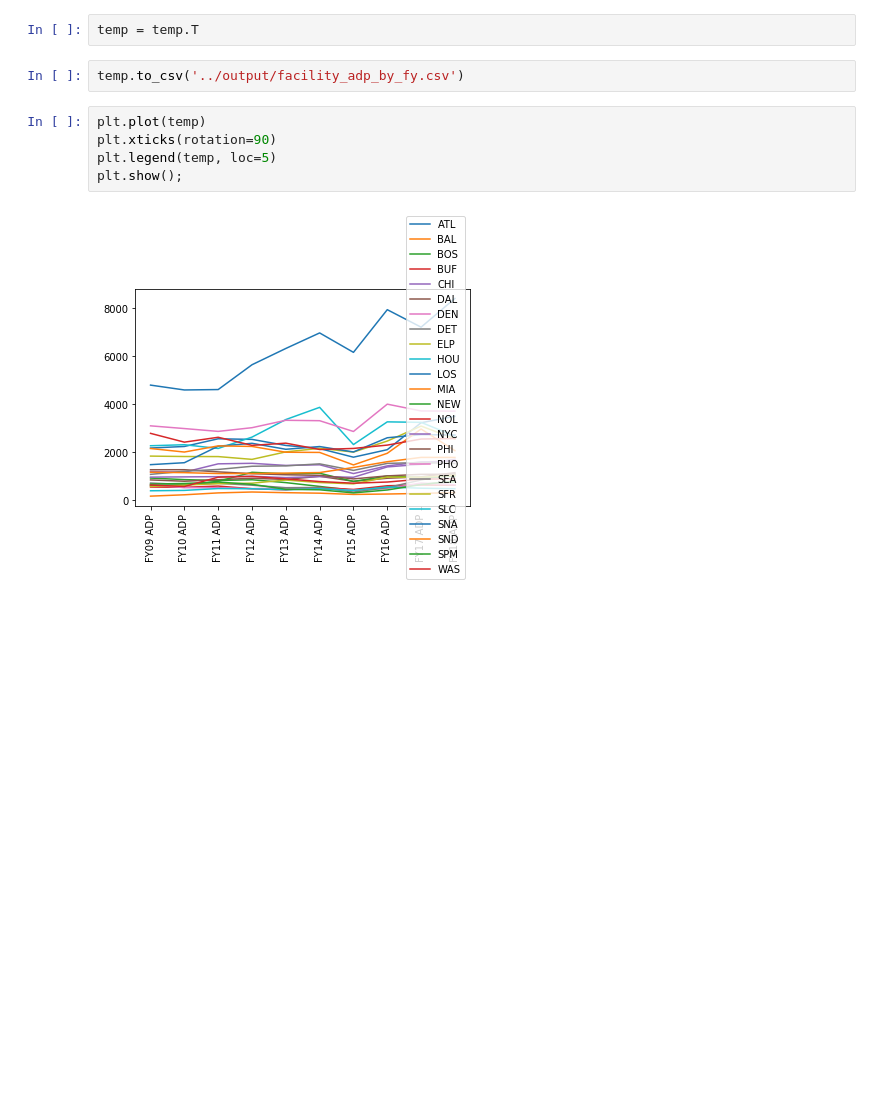
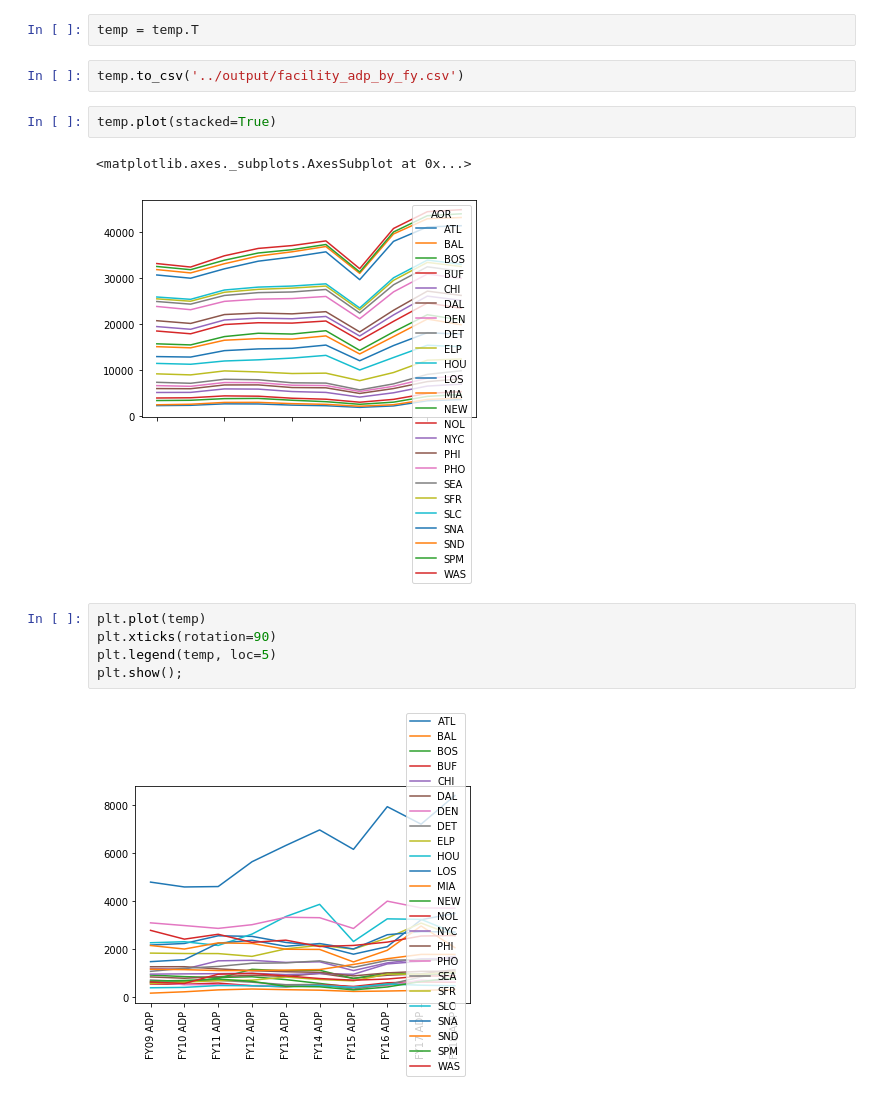
Before and after one commit to UWCHR/ice-facilities, a Jupyter notebook: analyze/note/ice_facilities.ipynb, the cells around one changed output. Cells and saved outputs as stored; diff of their text form; blank space fills up the shorter version.

```diff
--- a/analyze/note/ice_facilities.ipynb
+++ b/analyze/note/ice_facilities.ipynb
@@ -159,6 +159,11 @@ temp = temp[temp.columns.sort_values()]
 temp = temp.T
 # %%
 temp.to_csv('../output/facility_adp_by_fy.csv')
+# %%
+temp.plot(stacked=True)
+# %% [output]
+<matplotlib.axes._subplots.AxesSubplot at 0x...>
+[figure, added]
 # %%
 plt.plot(temp)
 plt.xticks(rotation=90)
```
